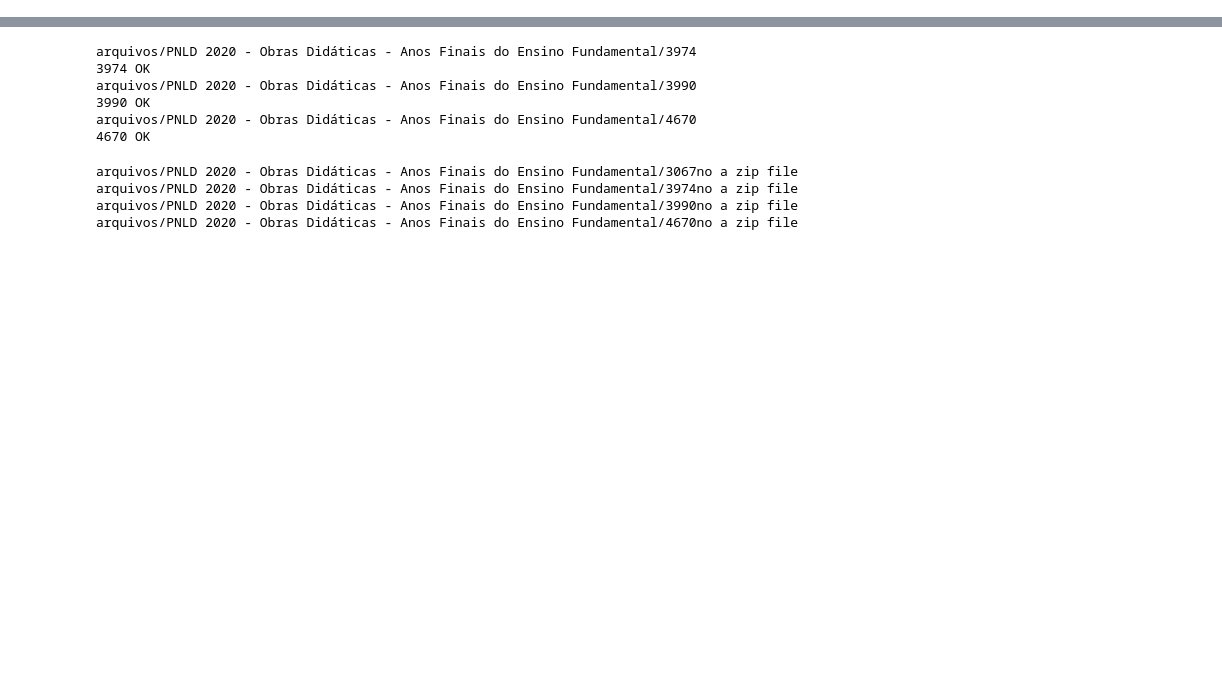
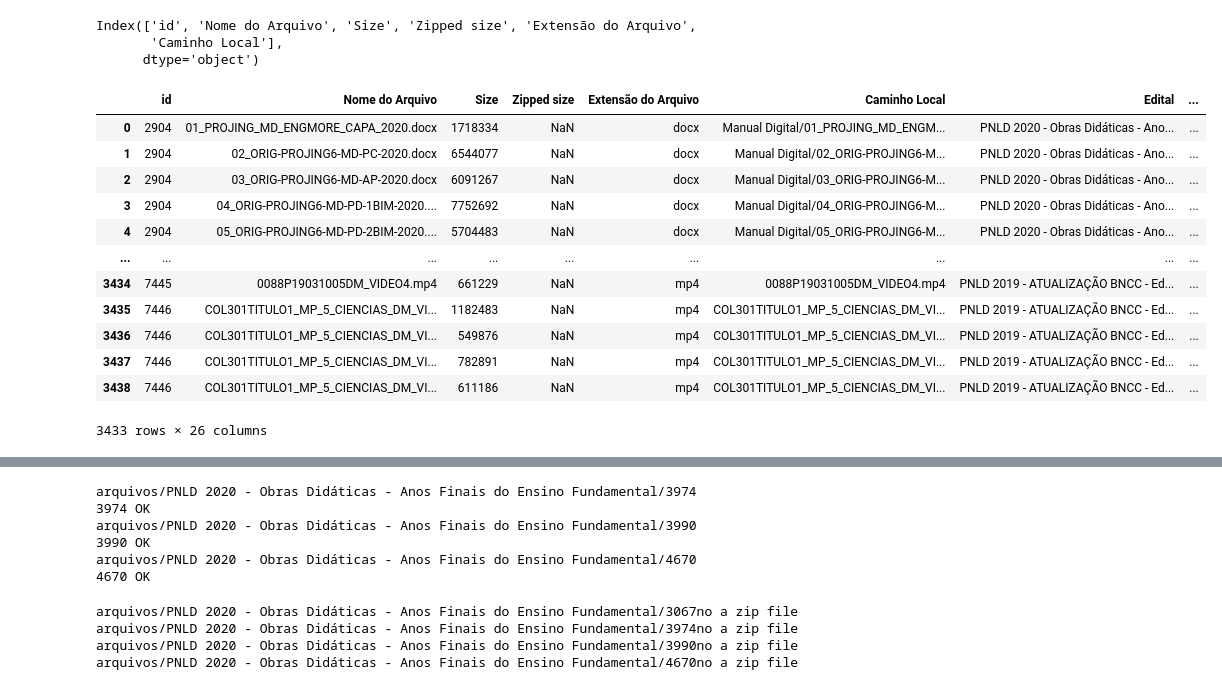
Before and after one commit to marcio-henrique/extracao-arquivos-simec, a Jupyter notebook: files_verify_and_unzip.ipynb, the cells around one changed output, grey strips where cells are left out. Saved outputs shown, nothing was run; the diff lists cells and outputs as text; code cells hidden in the pictures; blank space fills up the shorter version.

```diff
--- a/files_verify_and_unzip.ipynb
+++ b/files_verify_and_unzip.ipynb
@@ -12,0 +67,6 @@ df = pd.read_csv(
+# %%
+ren = zips.rename(columns={'red_id': 'id', 'nome': 'Nome do Arquivo', 'tamanho': 'Size',
+                       'tamanho zipado': 'Zipped size', 'extensão': 'Extensão do Arquivo',
+                       'path': 'Caminho Local'})
+ren = ren[ren['Extensão do Arquivo'] != 'DS_Store']
+ren['Extensão do Arquivo'].unique()
@@ -12,0 +101,6 @@ df = pd.read_csv(
+# %%
+ren.columns
+# %% [output]
+Index(['id', 'Nome do Arquivo', 'Size', 'Zipped size', 'Extensão do Arquivo',
+       'Caminho Local'],
+      dtype='object')
@@ -12,0 +109,16 @@ df = pd.read_csv(
+# %%
+ren
+# %% [output]
+|  | id | Nome do Arquivo | Size | Zipped size | Extensão do Arquivo | Caminho Local | Edital | ... |
+| 0 | 2904 | 01_PROJING_MD_ENGMORE_CAPA_2020.docx | 1718334 | NaN | docx | Manual Digital/01_PROJING_MD_ENGM... | PNLD 2020 - Obras Didáticas - Ano... | ... |
+| 1 | 2904 | 02_ORIG-PROJING6-MD-PC-2020.docx | 6544077 | NaN | docx | Manual Digital/02_ORIG-PROJING6-M... | PNLD 2020 - Obras Didáticas - Ano... | ... |
+| 2 | 2904 | 03_ORIG-PROJING6-MD-AP-2020.docx | 6091267 | NaN | docx | Manual Digital/03_ORIG-PROJING6-M... | PNLD 2020 - Obras Didáticas - Ano... | ... |
+| 3 | 2904 | 04_ORIG-PROJING6-MD-PD-1BIM-2020.... | 7752692 | NaN | docx | Manual Digital/04_ORIG-PROJING6-M... | PNLD 2020 - Obras Didáticas - Ano... | ... |
+| 4 | 2904 | 05_ORIG-PROJING6-MD-PD-2BIM-2020.... | 5704483 | NaN | docx | Manual Digital/05_ORIG-PROJING6-M... | PNLD 2020 - Obras Didáticas - Ano... | ... |
+| ... | ... | ... | ... | ... | ... | ... | ... | ... |
+| 3434 | 7445 | 0088P19031005DM_VIDEO4.mp4 | 661229 | NaN | mp4 | 0088P19031005DM_VIDEO4.mp4 | PNLD 2019 - ATUALIZAÇÃO BNCC - Ed... | ... |
+| 3435 | 7446 | COL301TITULO1_MP_5_CIENCIAS_DM_VI... | 1182483 | NaN | mp4 | COL301TITULO1_MP_5_CIENCIAS_DM_VI... | PNLD 2019 - ATUALIZAÇÃO BNCC - Ed... | ... |
+| 3436 | 7446 | COL301TITULO1_MP_5_CIENCIAS_DM_VI... | 549876 | NaN | mp4 | COL301TITULO1_MP_5_CIENCIAS_DM_VI... | PNLD 2019 - ATUALIZAÇÃO BNCC - Ed... | ... |
+| 3437 | 7446 | COL301TITULO1_MP_5_CIENCIAS_DM_VI... | 782891 | NaN | mp4 | COL301TITULO1_MP_5_CIENCIAS_DM_VI... | PNLD 2019 - ATUALIZAÇÃO BNCC - Ed... | ... |
+| 3438 | 7446 | COL301TITULO1_MP_5_CIENCIAS_DM_VI... | 611186 | NaN | mp4 | COL301TITULO1_MP_5_CIENCIAS_DM_VI... | PNLD 2019 - ATUALIZAÇÃO BNCC - Ed... | ... |
+3433 rows × 26 columns
```
Also changed, not shown: parts of 46 cells of this notebook, 14 other files.
